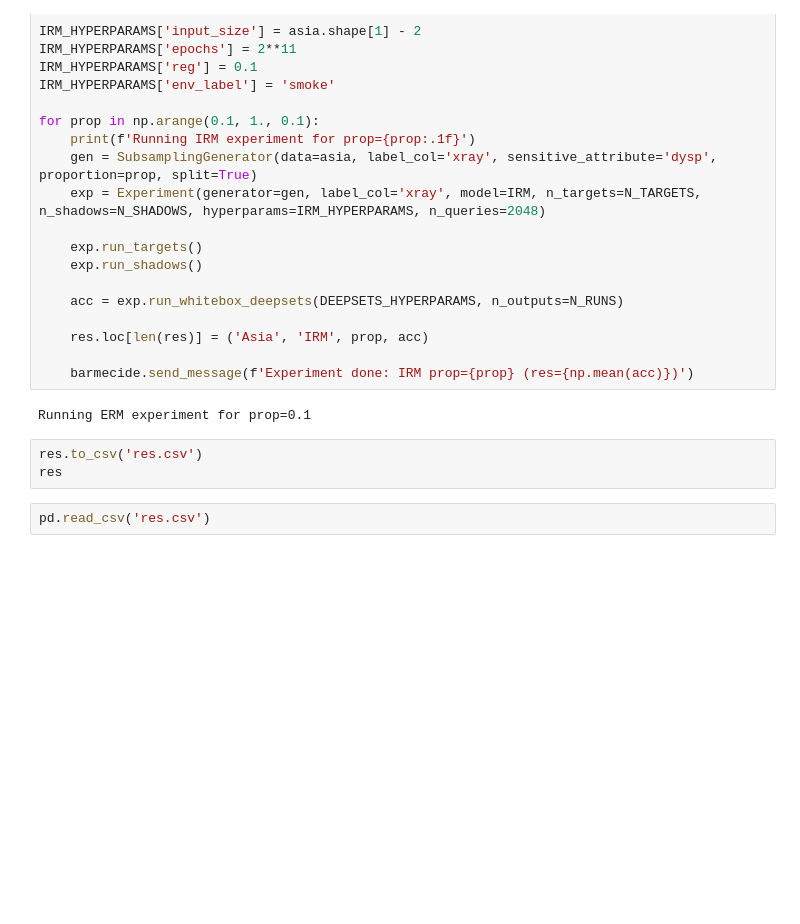
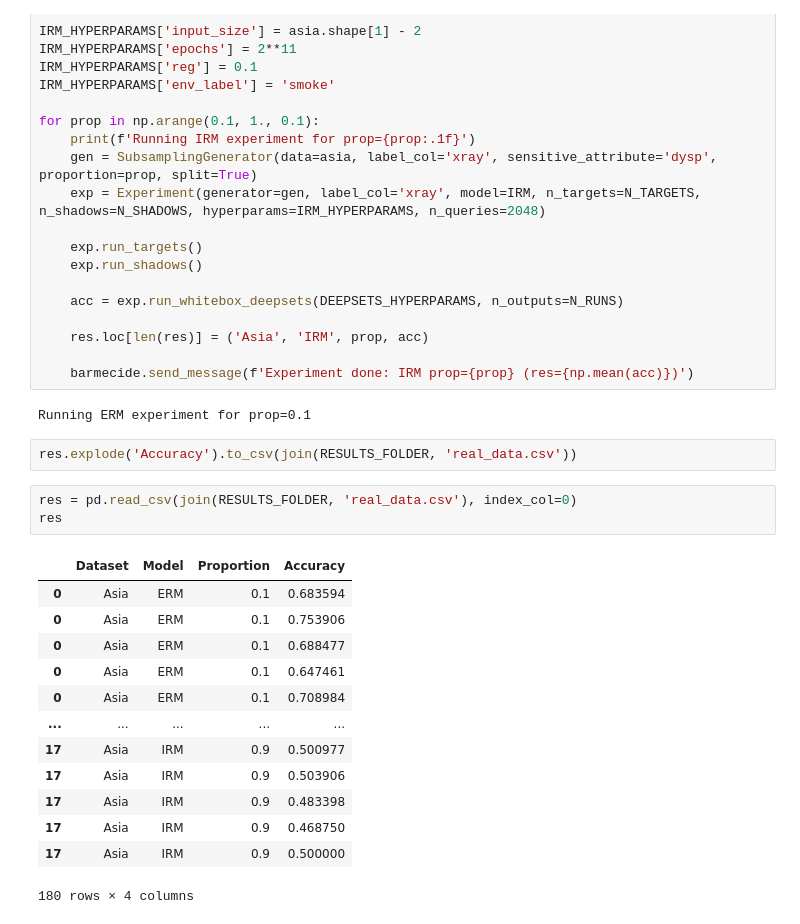
Before and after one commit to epfl-dlab/distribution-inference-risks, a Jupyter notebook: Experiments-Real-Data.ipynb, the cells around one changed output. Drawn from its saved outputs; the diff is of its cells as text; blank space fills up the shorter version.

```diff
--- a/Experiments-Real-Data.ipynb
+++ b/Experiments-Real-Data.ipynb
@@ -136,7 +140,21 @@ for prop in np.arange(0.1, 1., 0.1):
 # %% [output]
 Running ERM experiment for prop=0.1
 # %%
-res.to_csv('res.csv')
-res
+res.explode('Accuracy').to_csv(join(RESULTS_FOLDER, 'real_data.csv'))
 # %%
-pd.read_csv('res.csv')
+res = pd.read_csv(join(RESULTS_FOLDER, 'real_data.csv'), index_col=0)
+res
+# %% [output]
+|  | Dataset | Model | Proportion | Accuracy |
+| 0 | Asia | ERM | 0.1 | 0.683594 |
+| 0 | Asia | ERM | 0.1 | 0.753906 |
+| 0 | Asia | ERM | 0.1 | 0.688477 |
+| 0 | Asia | ERM | 0.1 | 0.647461 |
+| 0 | Asia | ERM | 0.1 | 0.708984 |
+| ... | ... | ... | ... | ... |
+| 17 | Asia | IRM | 0.9 | 0.500977 |
+| 17 | Asia | IRM | 0.9 | 0.503906 |
+| 17 | Asia | IRM | 0.9 | 0.483398 |
+| 17 | Asia | IRM | 0.9 | 0.468750 |
+| 17 | Asia | IRM | 0.9 | 0.500000 |
+180 rows × 4 columns
```
Also changed, not shown: parts of 2 cells of this notebook, 1 other file.
